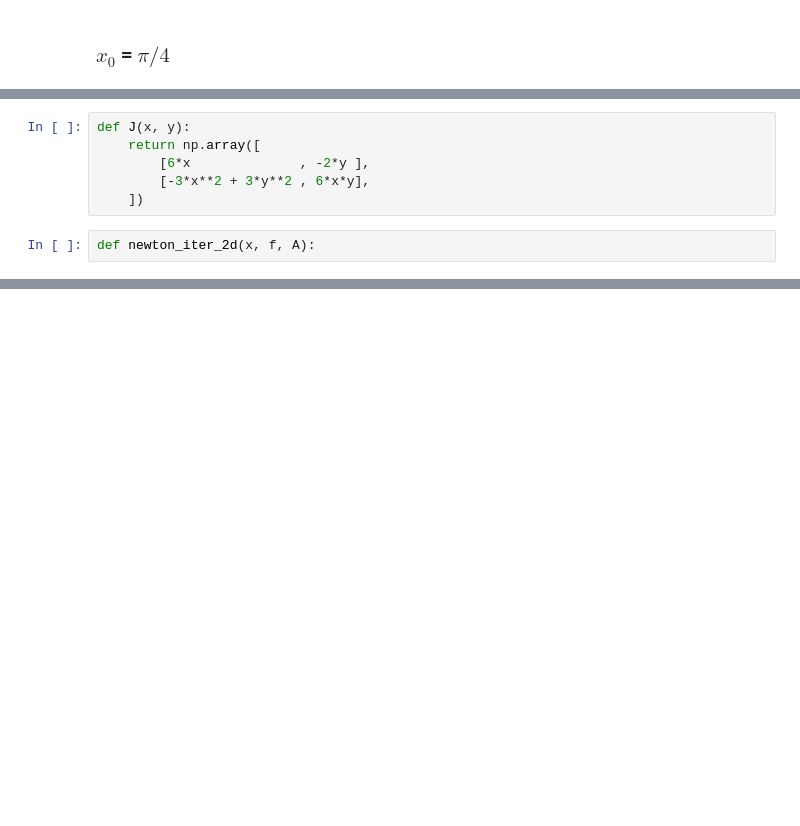
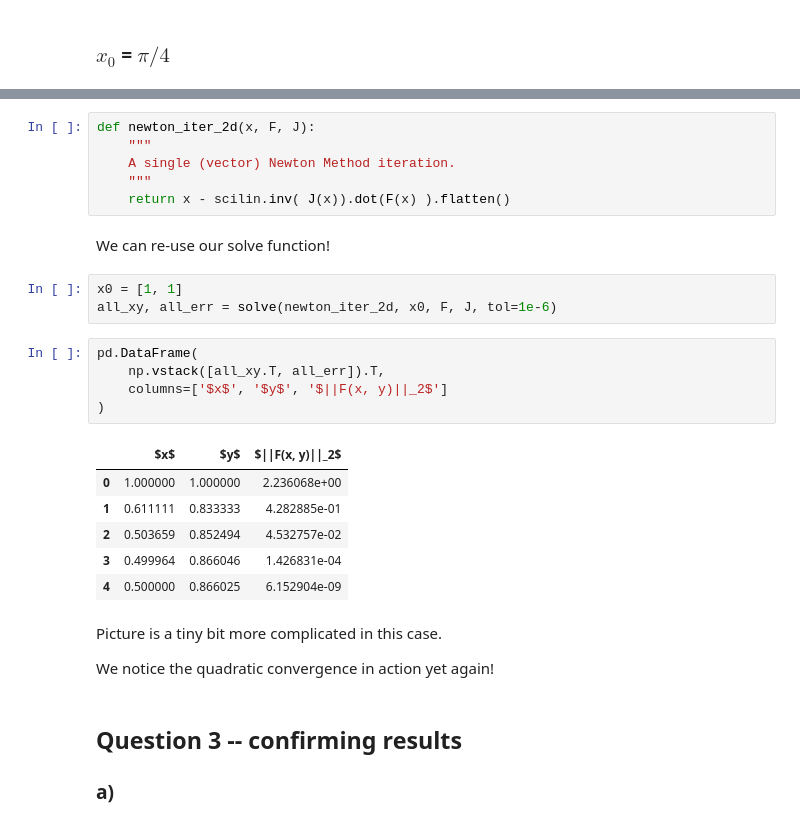
Before and after one commit to selimb/schoolstuff, a Jupyter notebook: math578/hw2/Homework2.ipynb, the cells around one changed output, grey strips where cells are left out. Saved outputs shown, nothing was run; the diff lists cells and outputs as text; blank space fills up the shorter version.

```diff
--- a/math578/hw2/Homework2.ipynb
+++ b/math578/hw2/Homework2.ipynb
@@ -148,8 +143,0 @@ def f(x, y):
-# %%
-def J(x, y):
-    return np.array([
-        [6*x              , -2*y ],
-        [-3*x**2 + 3*y**2 , 6*x*y],
-    ])
-# %%
-def newton_iter_2d(x, f, A):
@@ -157,0 +159,31 @@ IndentationError: expected an indented block (<ipython-input-50-9aa94114bec0>, l
+# %%
+def newton_iter_2d(x, F, J):
+    """
+    A single (vector) Newton Method iteration.
+    """
+    return x - scilin.inv( J(x)).dot(F(x) ).flatten()
+# %% [markdown]
+We can re-use our solve function!
+# %%
+x0 = [1, 1]
+all_xy, all_err = solve(newton_iter_2d, x0, F, J, tol=1e-6)
+# %%
+pd.DataFrame(
+    np.vstack([all_xy.T, all_err]).T,
+    columns=['$x$', '$y$', '$||F(x, y)||_2$']
+)
+# %% [output]
+|  | $x$ | $y$ | $||F(x, y)||_2$ |
+| 0 | 1.000000 | 1.000000 | 2.236068e+00 |
+| 1 | 0.611111 | 0.833333 | 4.282885e-01 |
+| 2 | 0.503659 | 0.852494 | 4.532757e-02 |
+| 3 | 0.499964 | 0.866046 | 1.426831e-04 |
+| 4 | 0.500000 | 0.866025 | 6.152904e-09 |
+# %% [markdown]
+Picture is a tiny bit more complicated in this case.
+
+We notice the quadratic convergence in action yet again!
+# %% [markdown]
+## Question 3 -- confirming results
+
+### a)
```
Also changed, not shown: parts of 21 cells of this notebook, 2 other files.
